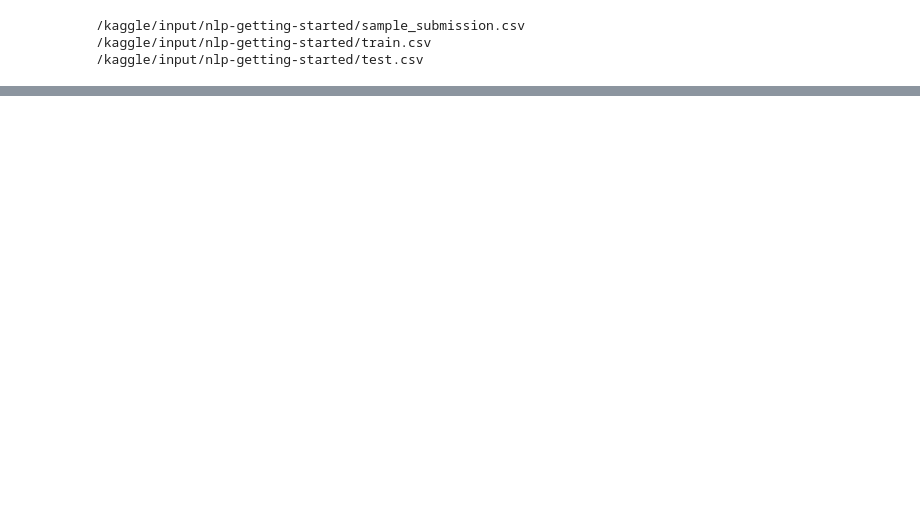
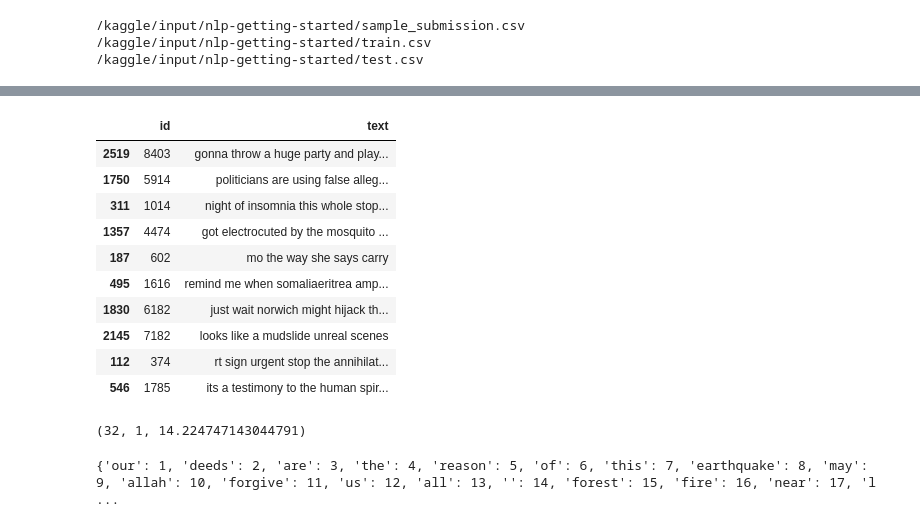
Before and after one commit to ANRC2020/KaggleNoteBooks, a Jupyter notebook: natural-language-processing-with-disaster-tweets.ipynb, the cells around one changed output, grey strips where cells are left out. Cells and saved outputs as stored; diff of their text form; code cells hidden in the pictures; blank space fills up the shorter version.

```diff
--- a/natural-language-processing-with-disaster-tweets.ipynb
+++ b/natural-language-processing-with-disaster-tweets.ipynb
@@ -79,0 +133,54 @@ RidgeClassifier()
+# %%
+texts = []
+test_texts = []
+
+for i in range(df_test.shape[0]):
+    arr = df_test.iloc[i]['text'].split(" ")
+
+    for i in range(len(arr)):
+        for c in ['@', 'http', '0', '1', '2', '3', '4', '5', '6', '7', '8', '9']:
+            if arr[i].__contains__(c):
+                arr[i] = ""
+                break
+
+    arr = list(filter(lambda x: x != "", arr))
+
+    for i in range(len(arr)):
+        for entry in ['.', ':', "'", '#', '?', '!', '[', ']', '|', '-', '+', '$', ')', '(', '_', '&', '/', ';', '=', '>', '<', '/n']:
+            while arr[i].__contains__(entry) == True:
+                arr[i] = arr[i].replace(entry, "")
+
+    arr = list(filter(lambda x: x != "", arr))
+
+    s = ""
+    for i in range(len(arr)):
+        s += arr[i].lower() + " "
+
+    test_texts.append(s.split(" "))
+    texts.append(s)
+# %%
+df_test['text'] = texts
+# %%
+df_test.sample(10)
+# %% [output]
+|  | id | text |
+| 2519 | 8403 | gonna throw a huge party and play... |
+| 1750 | 5914 | politicians are using false alleg... |
+| 311 | 1014 | night of insomnia this whole stop... |
+| 1357 | 4474 | got electrocuted by the mosquito ... |
+| 187 | 602 | mo the way she says carry |
+| 495 | 1616 | remind me when somaliaeritrea amp... |
+| 1830 | 6182 | just wait norwich might hijack th... |
+| 2145 | 7182 | looks like a mudslide unreal scenes |
+| 112 | 374 | rt sign urgent stop the annihilat... |
+| 546 | 1785 | its a testimony to the human spir... |
+# %%
+mean = 0
+for entry in df_train['text']:
+    mean += len(entry.split(" "))
+
+mean = mean / len(df_train['text'])
+
+max([len(entry.split(" ")) for entry in df_train['text']]), min([len(entry.split(" ")) for entry in df_train['text']]), mean
+# %% [output]
+(32, 1, 14.224747143044791)
@@ -79,0 +196,14 @@ RidgeClassifier()
+# %%
+HT = {}
+
+i = 1
+for entry in df_train['text']:
+    for word in entry.split(" "):
+
+        if word not in HT:
+            HT[word] = i
+            i += 1
+
+print(HT)
+# %% [output]
+{'our': 1, 'deeds': 2, 'are': 3, 'the': 4, 'reason': 5, 'of': 6, 'this': 7, 'earthquake': 8, 'may': 9, 'allah': 10, 'forgive': 11, 'us': 12, 'all': 13, '': 14, 'forest': 15, 'fire': 16, 'near': 17, 'l ...
```
Also changed, not shown: parts of 32 cells of this notebook.
